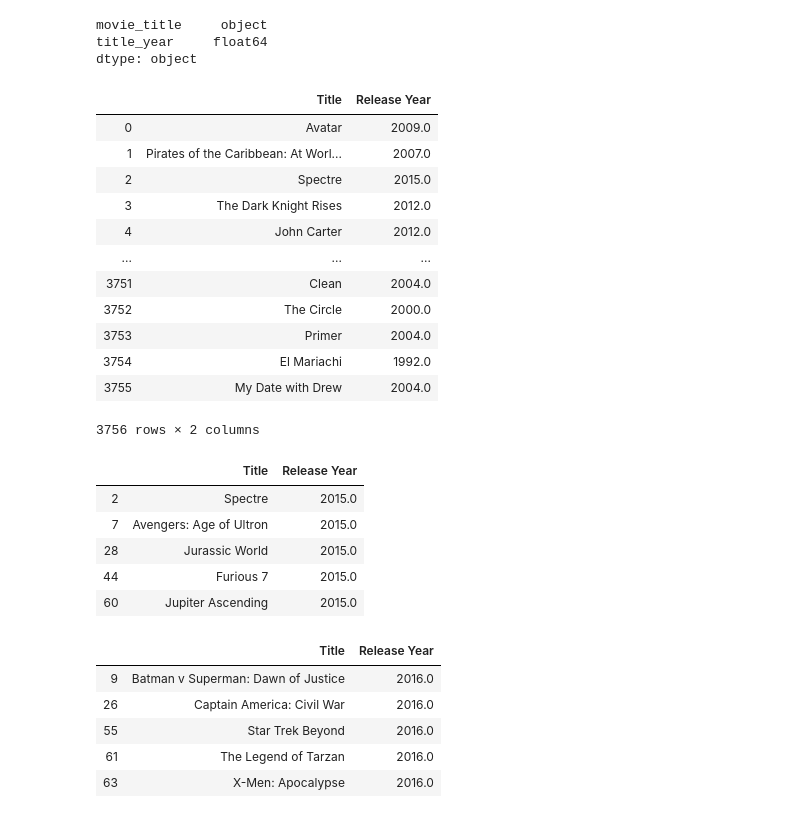
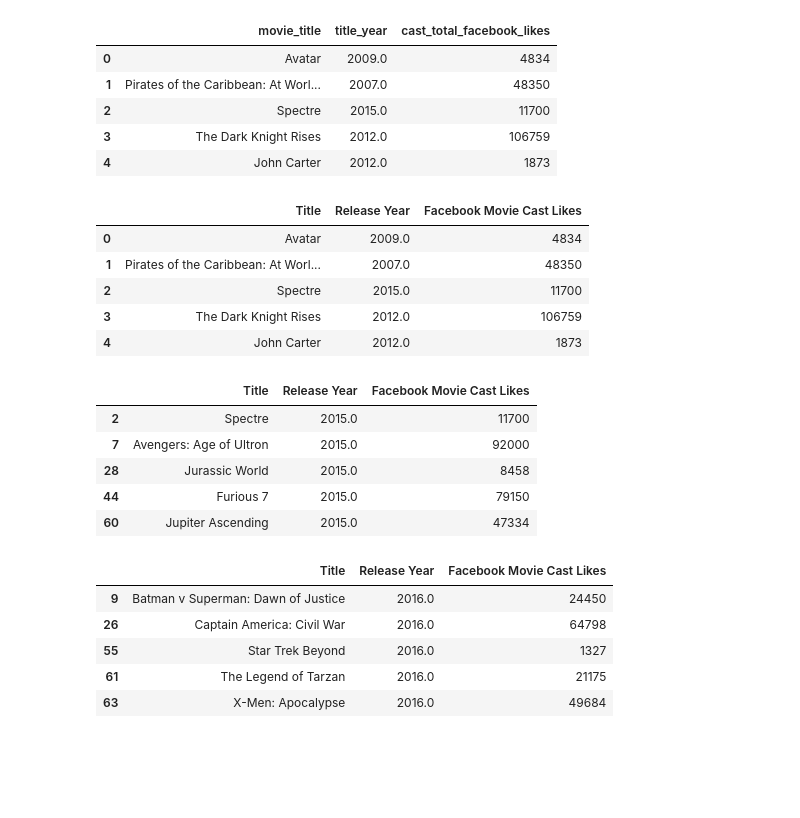
Before and after one commit to MRSantos1/DataVisProject1, a Jupyter notebook: DataVizProjectStarterBook.ipynb, the cells around one changed output. Saved outputs shown, nothing was run; the diff lists cells and outputs as text; code cells hidden in the pictures; blank space fills up the shorter version.

```diff
--- a/DataVizProjectStarterBook.ipynb
+++ b/DataVizProjectStarterBook.ipynb
@@ -60,56 +70,53 @@ movie_data_na
 # %%
 #resetting columns to only show movie titles and release year
 
-movie_data_na = movie_data_na.loc[:,["movie_title" , "title_year"]]
+movie_data_na = movie_data_na.loc[:,["movie_title" , "title_year" , "cast_total_facebook_likes"]]
 
-movie_data_na.dtypes
+movie_data_na.head()
 # %% [output]
-movie_title     object
-title_year     float64
-dtype: object
+|  | movie_title | title_year | cast_total_facebook_likes |
+| 0 | Avatar | 2009.0 | 4834 |
+| 1 | Pirates of the Caribbean: At Worl... | 2007.0 | 48350 |
+| 2 | Spectre | 2015.0 | 11700 |
+| 3 | The Dark Knight Rises | 2012.0 | 106759 |
+| 4 | John Carter | 2012.0 | 1873 |
 # %%
 #Renaming columns to remove underscores and remove decimal points
 movie_data_titles_year = movie_data_na.rename(columns={"movie_title" : "Title",
-                                                 "title_year" : "Release Year"
+                                                 "title_year" : "Release Year",
+                                                "cast_total_facebook_likes" : "Facebook Movie Cast Likes"
                                                 })
 
 
-movie_data_titles_year
+movie_data_titles_year.head()
 # %% [output]
-|  | Title | Release Year |
-| 0 | Avatar | 2009.0 |
-| 1 | Pirates of the Caribbean: At Worl... | 2007.0 |
-| 2 | Spectre | 2015.0 |
-| 3 | The Dark Knight Rises | 2012.0 |
-| 4 | John Carter | 2012.0 |
-| ... | ... | ... |
-| 3751 | Clean | 2004.0 |
-| 3752 | The Circle | 2000.0 |
-| 3753 | Primer | 2004.0 |
-| 3754 | El Mariachi | 1992.0 |
-| 3755 | My Date with Drew | 2004.0 |
+|  | Title | Release Year | Facebook Movie Cast Likes |
+| 0 | Avatar | 2009.0 | 4834 |
+| 1 | Pirates of the Caribbean: At Worl... | 2007.0 | 48350 |
+| 2 | Spectre | 2015.0 | 11700 |
+| 3 | The Dark Knight Rises | 2012.0 | 106759 |
+| 4 | John Carter | 2012.0 | 1873 |
-3756 rows × 2 columns
 # %%
 #Selecting movies from 2015 and 2016 and reset column
 movies_2015 = movie_data_titles_year.loc[(movie_data_titles_year['Release Year'] == 2015.0)]
 movies_2015.head()
 # %% [output]
-|  | Title | Release Year |
-| 2 | Spectre | 2015.0 |
-| 7 | Avengers: Age of Ultron | 2015.0 |
-| 28 | Jurassic World | 2015.0 |
-| 44 | Furious 7 | 2015.0 |
-| 60 | Jupiter Ascending | 2015.0 |
+|  | Title | Release Year | Facebook Movie Cast Likes |
+| 2 | Spectre | 2015.0 | 11700 |
+| 7 | Avengers: Age of Ultron | 2015.0 | 92000 |
+| 28 | Jurassic World | 2015.0 | 8458 |
+| 44 | Furious 7 | 2015.0 | 79150 |
+| 60 | Jupiter Ascending | 2015.0 | 47334 |
 # %%
 movies_2016 = movie_data_titles_year.loc[(movie_data_titles_year['Release Year'] == 2016.0)]
 movies_2016.head()
 # %% [output]
-|  | Title | Release Year |
-| 9 | Batman v Superman: Dawn of Justice | 2016.0 |
-| 26 | Captain America: Civil War | 2016.0 |
-| 55 | Star Trek Beyond | 2016.0 |
-| 61 | The Legend of Tarzan | 2016.0 |
-| 63 | X-Men: Apocalypse | 2016.0 |
+|  | Title | Release Year | Facebook Movie Cast Likes |
+| 9 | Batman v Superman: Dawn of Justice | 2016.0 | 24450 |
+| 26 | Captain America: Civil War | 2016.0 | 64798 |
+| 55 | Star Trek Beyond | 2016.0 | 1327 |
+| 61 | The Legend of Tarzan | 2016.0 | 21175 |
+| 63 | X-Men: Apocalypse | 2016.0 | 49684 |
 # %%
 #selecting random movies from 2015/2016 list
 movie_rand_2015 = movies_2015.sample(n=10)
```
Also changed, not shown: parts of 9 cells of this notebook, 1 other file.
